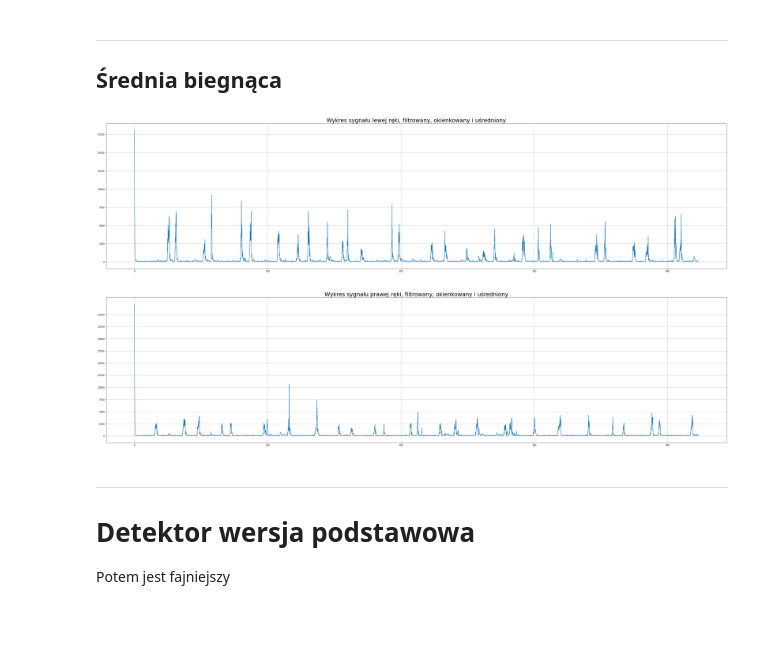
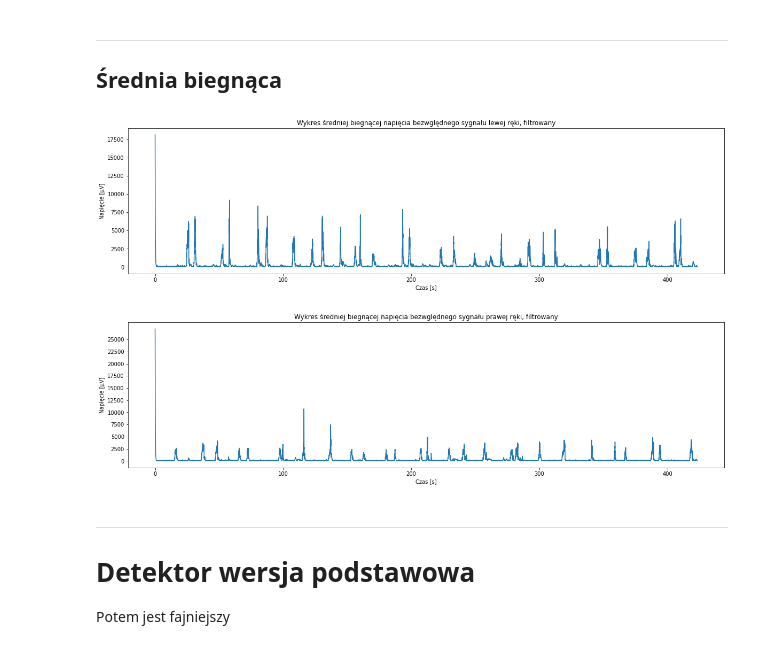
Before and after one commit to Laz4rz/MedSignalAnalysis, a Jupyter notebook: EMG_hands_detector.ipynb, the cells around one changed output. Saved outputs shown, nothing was run; the diff lists cells and outputs as text; code cells hidden in the pictures; blank space fills up the shorter version.

```diff
--- a/EMG_hands_detector.ipynb
+++ b/EMG_hands_detector.ipynb
@@ -95,39 +106,45 @@ mean_len = 204
 syg_lewa_squared = syg_lewa_filtered**2
 for i in range(len(syg_lewa_filtered)):
   if i+mean_len > len(syg_lewa_filtered):
     break
   else:
     sample = np.mean(syg_lewa_squared[i:i+mean_len])
     syg_lewa_windowed[i] = sample
 syg_lewa_windowed = syg_lewa_windowed**(1/2)
 
 syg_prawa_windowed = np.zeros(len(syg_prawa_filtered))
 mean_len = 204
 syg_prawa_squared = syg_prawa_filtered**2
 for i in range(len(syg_prawa_filtered)):
   if i+mean_len > len(syg_prawa_filtered):
     break
   else:
     sample = np.mean(syg_prawa_squared[i:i+mean_len])
     syg_prawa_windowed[i] = sample
 syg_prawa_windowed = syg_prawa_windowed**(1/2)
 
 
-plt.figure(figsize=(50, 12))
-plt.title('Wykres sygnału lewej ręki, filtrowany, okienkowany i uśredniony', fontsize=25)
+plt.figure(figsize=(20, 5))
+plt.title('Wykres średniej biegnącej napięcia bezwględnego sygnału lewej ręki, filtrowany')
 plt.plot(np.arange(0, len(syg_lewa_windowed)/2048, 1/2048), syg_lewa_windowed)
+plt.grid()
+plt.xlabel('Czas [s]')
+plt.ylabel('Napięcie [µV]')
 plt.grid()
 plt.show()
 
-plt.figure(figsize=(50, 12))
-plt.title('Wykres sygnału prawej ręki, filtrowany, okienkowany i uśredniony', fontsize=25)
+plt.figure(figsize=(20, 5))
+plt.title('Wykres średniej biegnącej napięcia bezwględnego sygnału prawej ręki, filtrowany')
 plt.plot(np.arange(0, len(syg_prawa_windowed)/2048, 1/2048), syg_prawa_windowed)
+plt.grid()
+plt.xlabel('Czas [s]')
+plt.ylabel('Napięcie [µV]')
 plt.yticks(np.arange(min(syg_prawa_windowed), max(syg_prawa_windowed)+1, 2500))
 plt.grid()
 plt.show()
 # %% [output]
-[figure, old version]
+[figure, new version]
-[figure, old version]
+[figure, new version]
 # %% [markdown]
 
 
```
Also changed, not shown: parts of 7 cells of this notebook.
